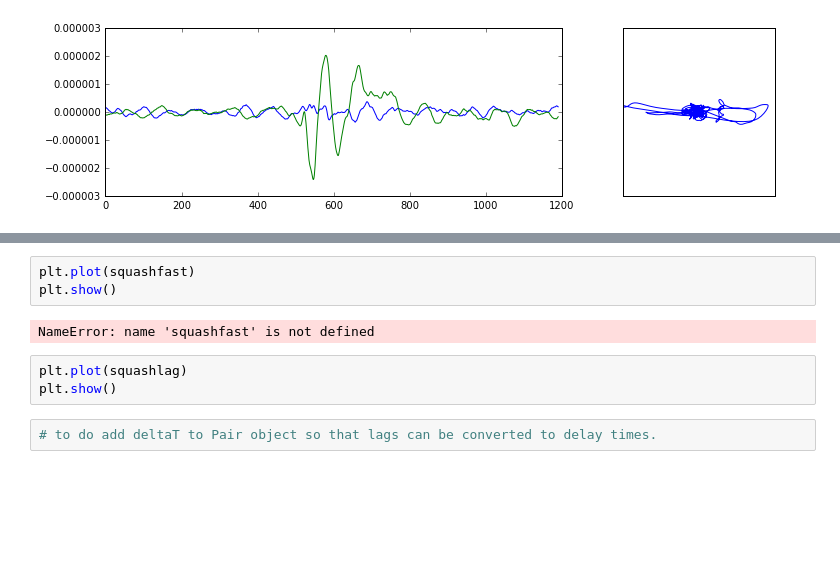
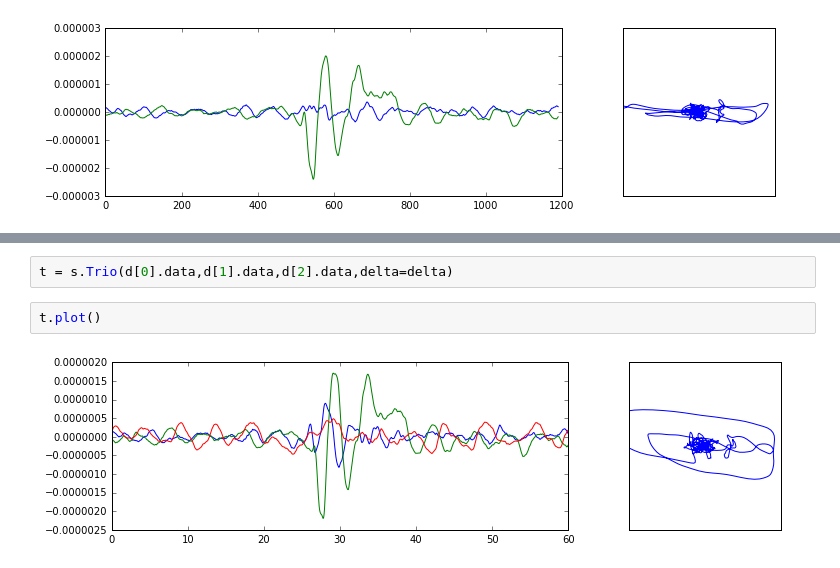
Before and after one commit to JackWalpole/splitwavepy, a Jupyter notebook: devel/Work_with_obspy.ipynb, the cells around one changed output, grey strips where cells are left out. Saved outputs shown, nothing was run; the diff lists cells and outputs as text; blank space fills up the shorter version.

```diff
--- a/devel/Work_with_obspy.ipynb
+++ b/devel/Work_with_obspy.ipynb
@@ -121,10 +122,6 @@ M.plotsurf()
-# %%
-plt.plot(squashfast)
-plt.show()
-# %% [output]
-NameError: name 'squashfast' is not defined
-# %%
-plt.plot(squashlag)
-plt.show()
-# %%
-# to do add deltaT to Pair object so that lags can be converted to delay times.
+# %%
+t = s.Trio(d[0].data,d[1].data,d[2].data,delta=delta)
+# %%
+t.plot()
+# %% [output]
+[figure, added]
```
Also changed, not shown: parts of 6 cells of this notebook, 3 other files.
